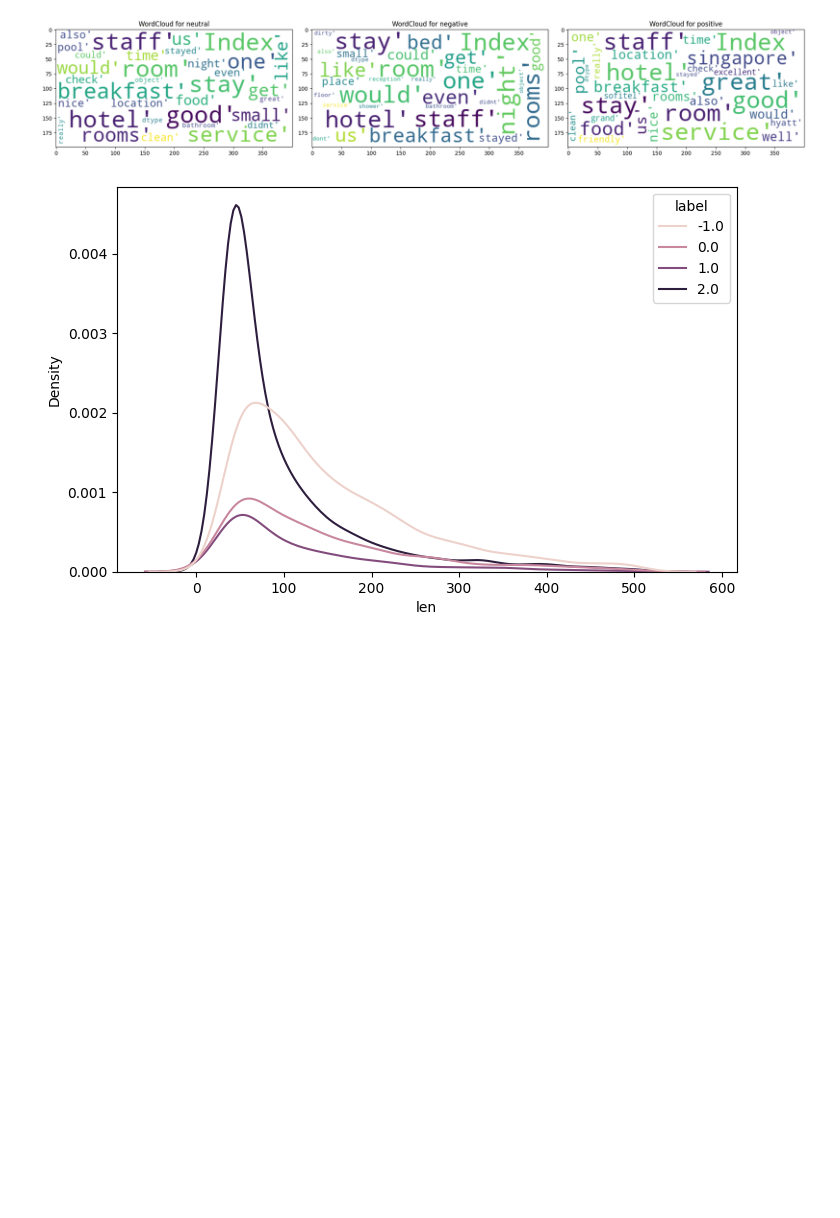
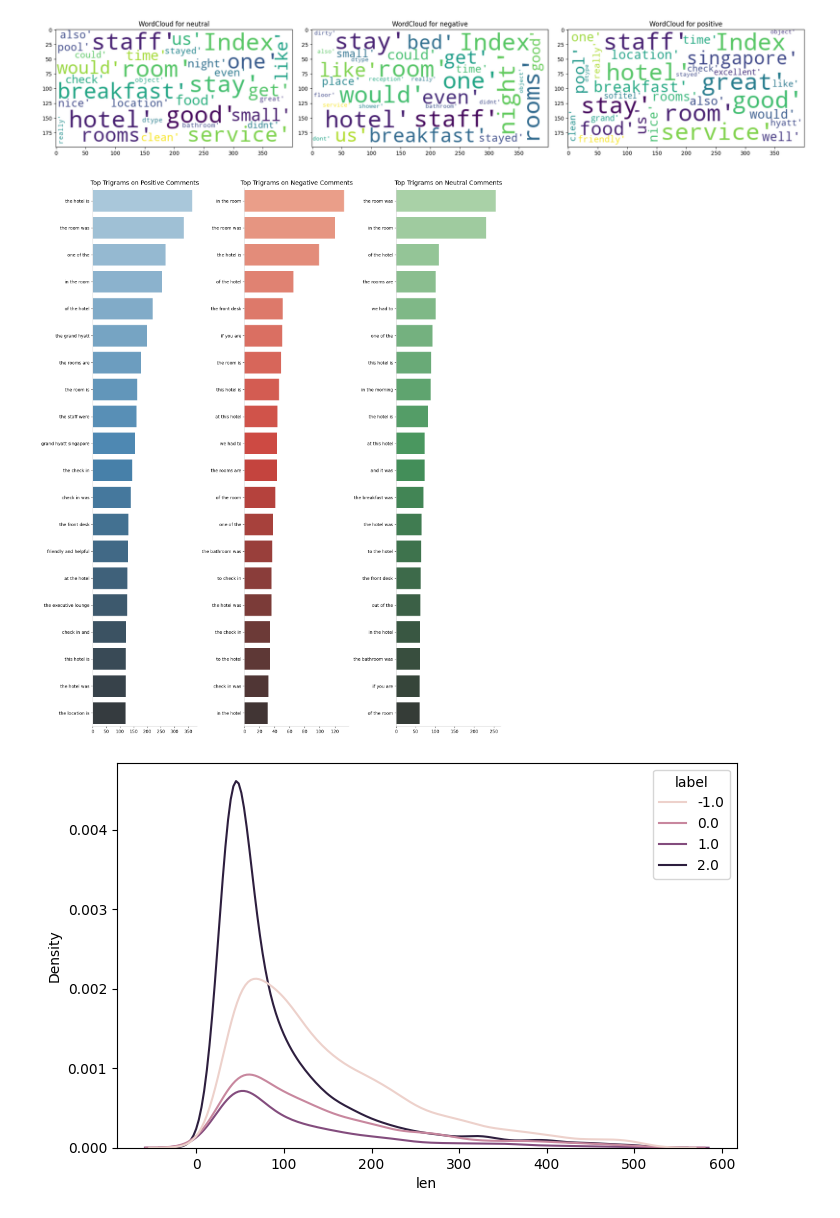
Before and after one commit to YanZehong/CS5242-ABSC, a Jupyter notebook: CS5242_GroupID26.ipynb, the cells around one changed output. Drawn from its saved outputs; the diff is of its cells as text; code cells hidden in the pictures; blank space fills up the shorter version.

```diff
--- a/CS5242_GroupID26.ipynb
+++ b/CS5242_GroupID26.ipynb
@@ -236,6 +239,10 @@ plt.tight_layout()
 # %% [output]
 <Figure size 2000x2000 with 0 Axes>
 [figure]
+# %%
+plot_ngram(df, 'Sleep Quality', 20)
+# %% [output]
+[figure, added]
 # %%
 # display length distribution for a specific aspect
 aspect_name = 'Sleep Quality' # 'overall', 'Value', 'Location', 'Service', 'Rooms', 'Cleanliness', 'Sleep Quality'
```
Also changed, not shown: parts of 22 cells of this notebook, 3 other files.
